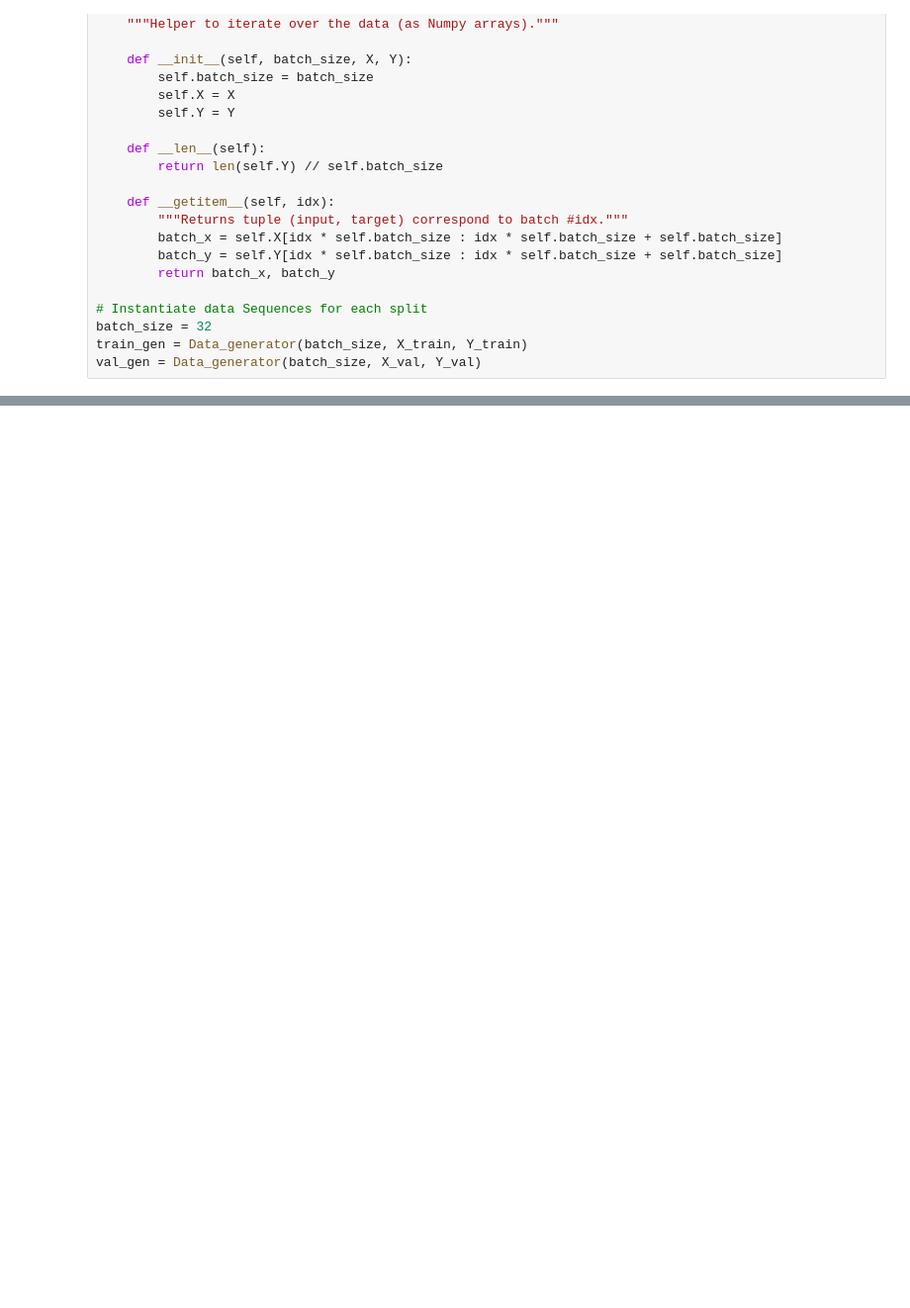
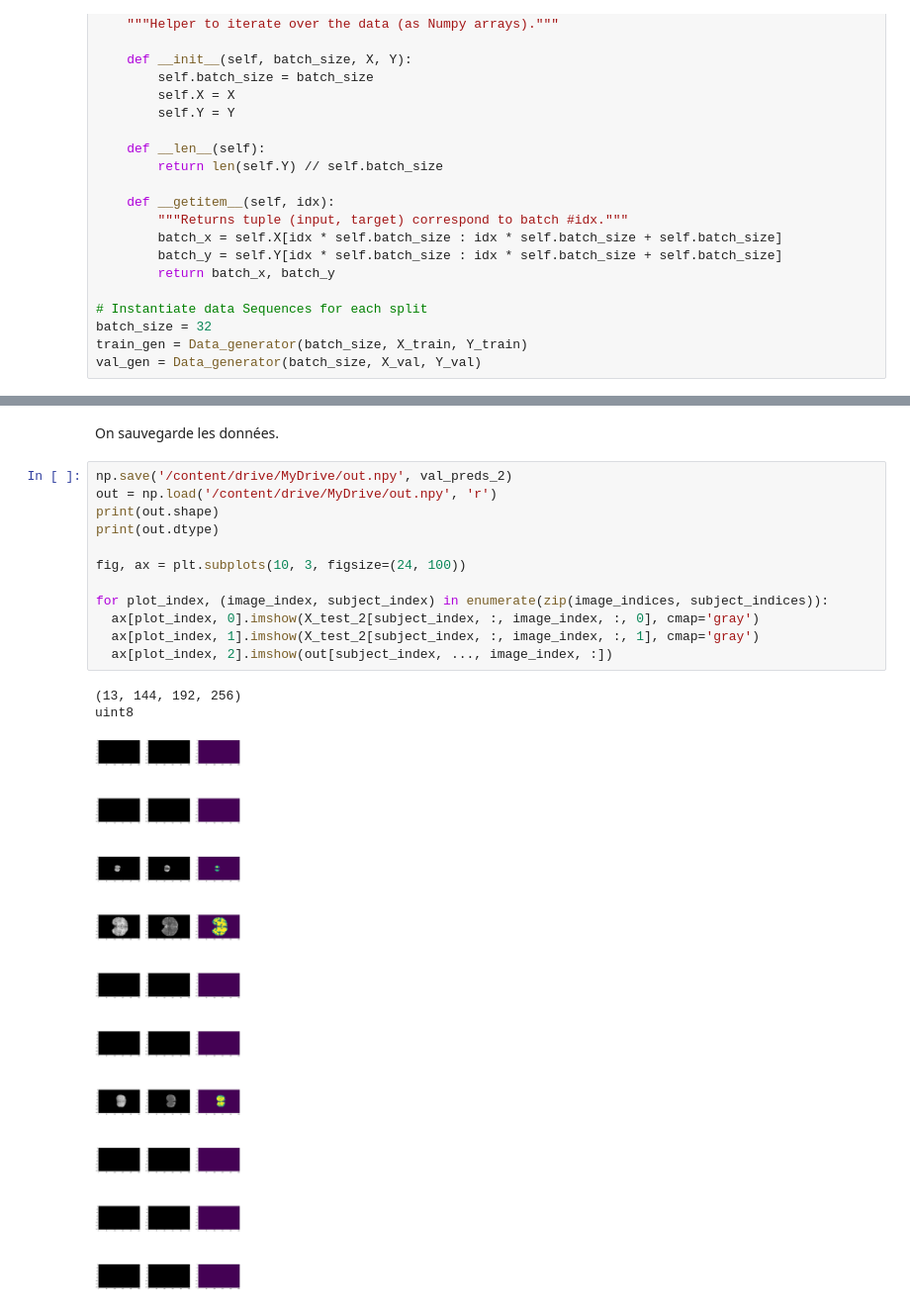
Before and after one commit to nicolas1805961/Deep-learning, a Jupyter notebook: tp1_dlim.ipynb, the cells around one changed output, grey strips where cells are left out. Shown at 99% size. Drawn from its saved outputs; the diff is of its cells as text; blank space fills up the shorter version.

```diff
--- a/tp1_dlim.ipynb
+++ b/tp1_dlim.ipynb
@@ -271,0 +354,18 @@ for array in T1_files_list:
+# %% [markdown]
+On sauvegarde les données.
+# %%
+np.save('/content/drive/MyDrive/out.npy', val_preds_2)
+out = np.load('/content/drive/MyDrive/out.npy', 'r')
+print(out.shape)
+print(out.dtype)
+
+fig, ax = plt.subplots(10, 3, figsize=(24, 100))
+
+for plot_index, (image_index, subject_index) in enumerate(zip(image_indices, subject_indices)):
+  ax[plot_index, 0].imshow(X_test_2[subject_index, :, image_index, :, 0], cmap='gray')
+  ax[plot_index, 1].imshow(X_test_2[subject_index, :, image_index, :, 1], cmap='gray')
+  ax[plot_index, 2].imshow(out[subject_index, ..., image_index, :])
+# %% [output]
+(13, 144, 192, 256)
+uint8
+[figure, added]
```
Also changed, not shown: parts of 36 cells of this notebook.
